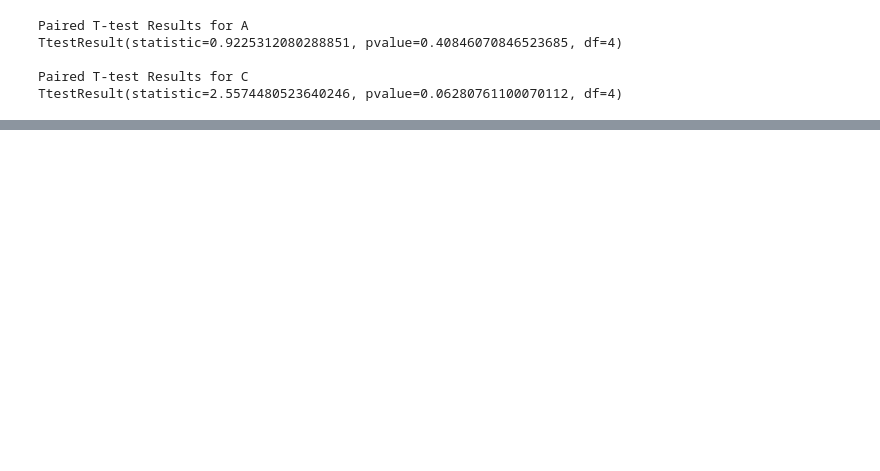
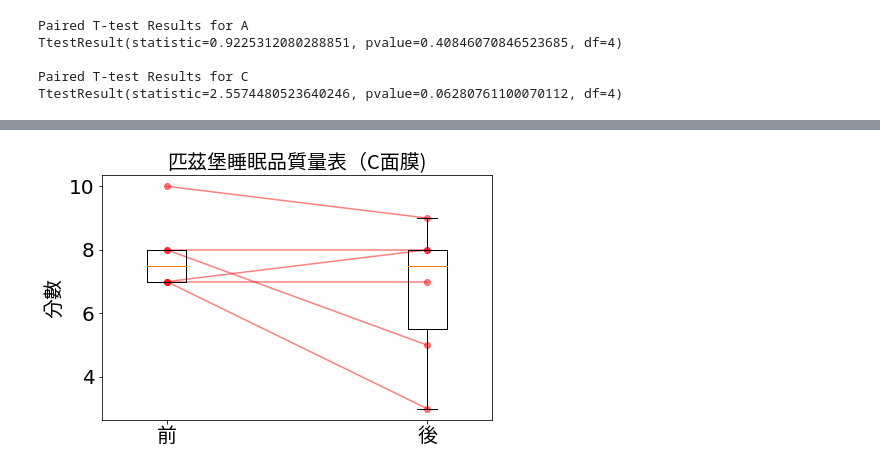
Before and after one commit to jielingl11/Face-Mask-, a Jupyter notebook: analysis.ipynb, the cells around one changed output, grey strips where cells are left out. Saved outputs shown, nothing was run; the diff lists cells and outputs as text; code cells hidden in the pictures; blank space fills up the shorter version.

```diff
--- a/analysis.ipynb
+++ b/analysis.ipynb
@@ -134 +131,34 @@ Wilcoxon Results for C
 TtestResult(statistic=1.9069251784911845, pvalue=0.12920298463941007, df=4)
+# %%
+
+def plot_total(y, text, save):
+    font1 = font(fname= "/Users/jielinglee/Downloads/TaipeiSansTCBeta-Regular.ttf")
+    plt.rcParams['font.size']=20
+
+    objects = ('前','後')
+
+
+    plt.figure(figsize=(8, 4.5))
+    y_pos = (0.5, 2.5)
+
+    plt.title(text, fontproperties=font1)
+    plt.plot(y_pos, y, 'o-', color='red', alpha= 0.5)
+    plt.boxplot([y[0], y[1]], positions= y_pos, sym='')
+    plt.ylabel('分數', fontproperties=font1)
+    plt.xlim(0,3)
+    plt.xticks(y_pos, objects, fontproperties=font1)
+    plt.savefig(save+".png")
+    plt.show()
+
+
+
+
+#y1= [np.append(np.sum(A_B, axis=1), np.sum(A_B2, axis=1))[:6], np.append(np.sum(A_A, axis=1), np.sum(A_A2, axis=1))[:6]]
+
+#plot_total(y1, '匹茲堡睡眠品質量表（A面膜)', "Total_Pitt_A")
+# %%
+y2= [np.append(np.sum(C_B, axis=1), np.sum(C_B2, axis=1))[:6], np.append(np.sum(C_A, axis=1), np.sum(C_A2, axis=1))[:6]]
+
+plot_total(y2, '匹茲堡睡眠品質量表（C面膜)', "Total_Pitt_C")
+# %% [output]
+[figure, added]
```
Also changed, not shown: parts of 27 cells of this notebook, 1 other file.
